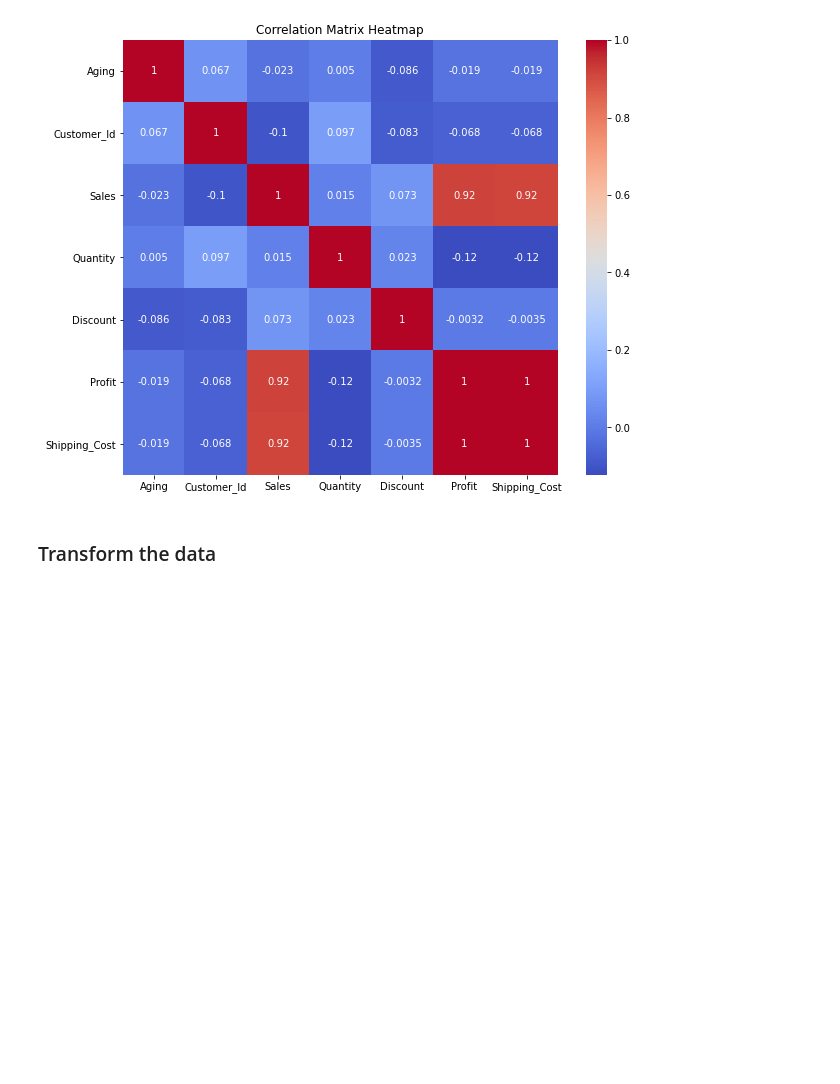
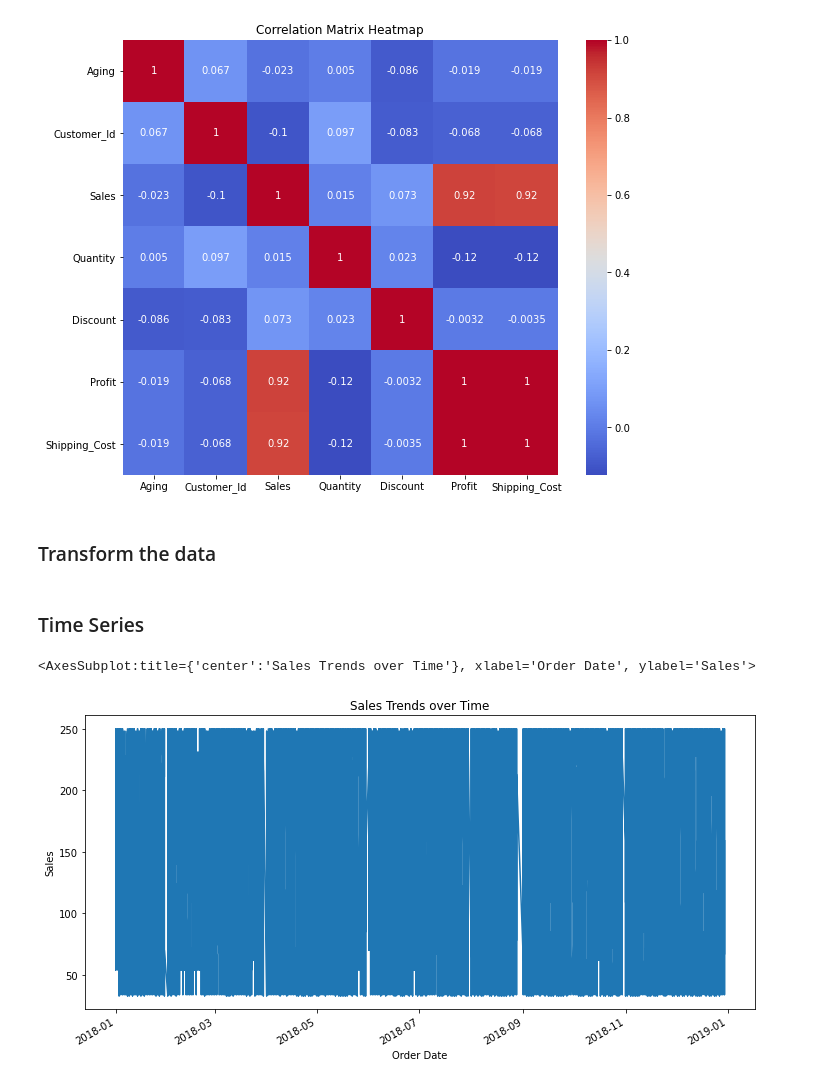
Before and after one commit to Edna722/E-commerce-project, a Jupyter notebook: E-commerce Project.ipynb, the cells around one changed output. Saved outputs shown, nothing was run; the diff lists cells and outputs as text; code cells hidden in the pictures; blank space fills up the shorter version.

```diff
--- a/E-commerce Project.ipynb
+++ b/E-commerce Project.ipynb
@@ -256,3 +256,21 @@ ecommerce_sales['Revenue'] = ecommerce_sales['Sales'] * ecommerce_sales['Quantit
 ecommerce_sales['Normalized_Sales'] = (ecommerce_sales['Sales'] - ecommerce_sales['Sales'].min()) / (ecommerce_sales['Sales'].max() - ecommerce_sales['Sales'].min())
 # Standardize using the z-score normalization
 ecommerce_sales['Standardized_Sales'] = (ecommerce_sales['Sales'] - ecommerce_sales['Sales'].mean()) / ecommerce_sales['Sales'].std()
+# %% [markdown]
+### Time Series
+# %%
+# Convert 'Order_Date' column to datetime type
+ecommerce_sales['Order_Date'] = pd.to_datetime(ecommerce_sales['Order_Date'])
+
+# Set 'Order_Date' as the index
+ecommerce_sales.set_index('Order_Date', inplace=True)
+
+# Extract the 'Sales' column for analysis
+sales_data = ecommerce_sales['Sales']
+# %%
+# Visualize the sales trends over time using a line chart
+plt.figure(figsize=(12, 6))
+sales_data.plot(xlabel='Order Date', ylabel='Sales', title='Sales Trends over Time')
+# %% [output]
+<AxesSubplot:title={'center':'Sales Trends over Time'}, xlabel='Order Date', ylabel='Sales'>
+[figure, added]
```
Also changed, not shown: parts of 13 cells of this notebook, 2 other files.
